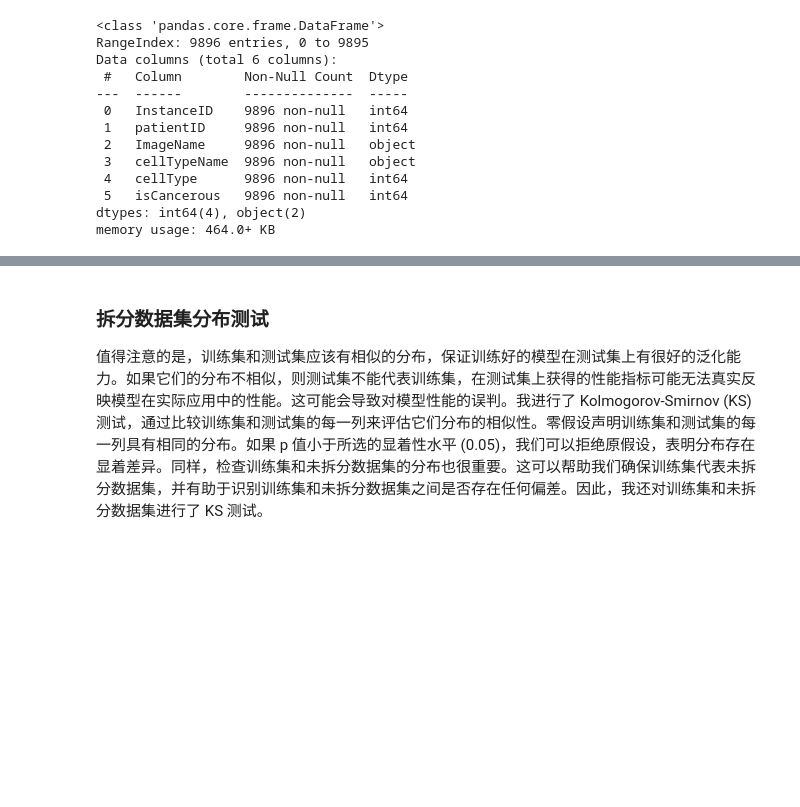
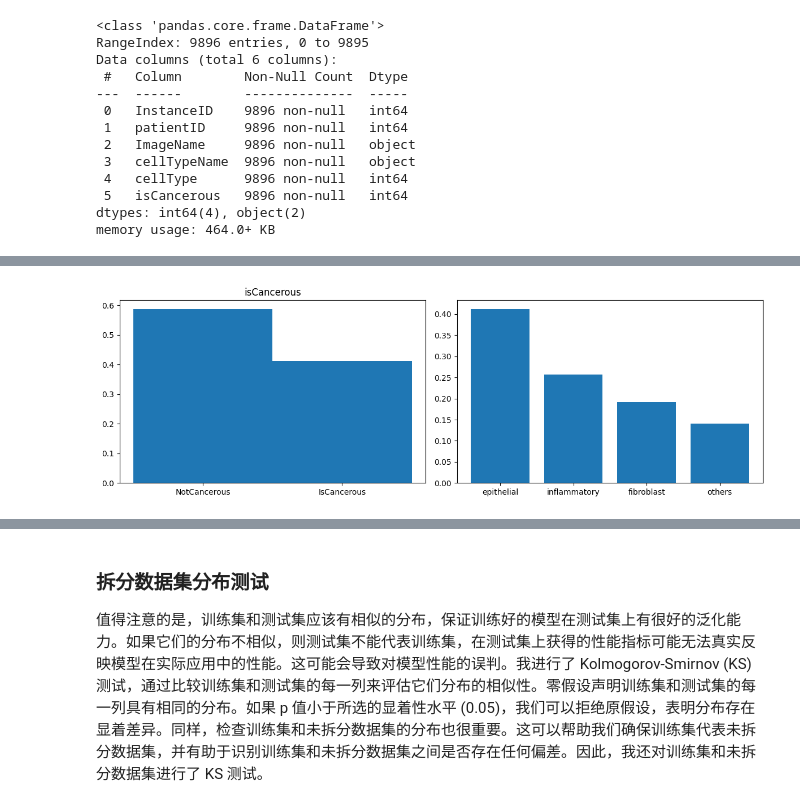
Before and after one commit to SHVleV9CYWkK/CRCHistoPhenotypes-Image-Classification, a Jupyter notebook: main.ipynb, the cells around one changed output, grey strips where cells are left out. Drawn from its saved outputs; the diff is of its cells as text; code cells hidden in the pictures; blank space fills up the shorter version.

```diff
--- a/main.ipynb
+++ b/main.ipynb
@@ -70,0 +131,12 @@ Image Size Standard Deviation: [0. 0.]
+# %%
+fig, axs = plt.subplots(1, 2, figsize=(12, 4))
+weights = np.ones_like(data['isCancerous']) / len(data['isCancerous'])
+value_counts = data['cellTypeName'].value_counts(normalize=True)
+axs[0].hist(data['isCancerous'], weights=weights, bins=np.array([-0.5, 0.5, 1.5]))
+axs[0].set_xticks([0, 1], ['NotCancerous', 'IsCancerous'])
+axs[0].set_title('isCancerous')
+axs[1].bar(value_counts.index, value_counts.values)
+plt.tight_layout()
+plt.show()
+# %% [output]
+[figure, added]
```
Also changed, not shown: parts of 67 cells of this notebook.
